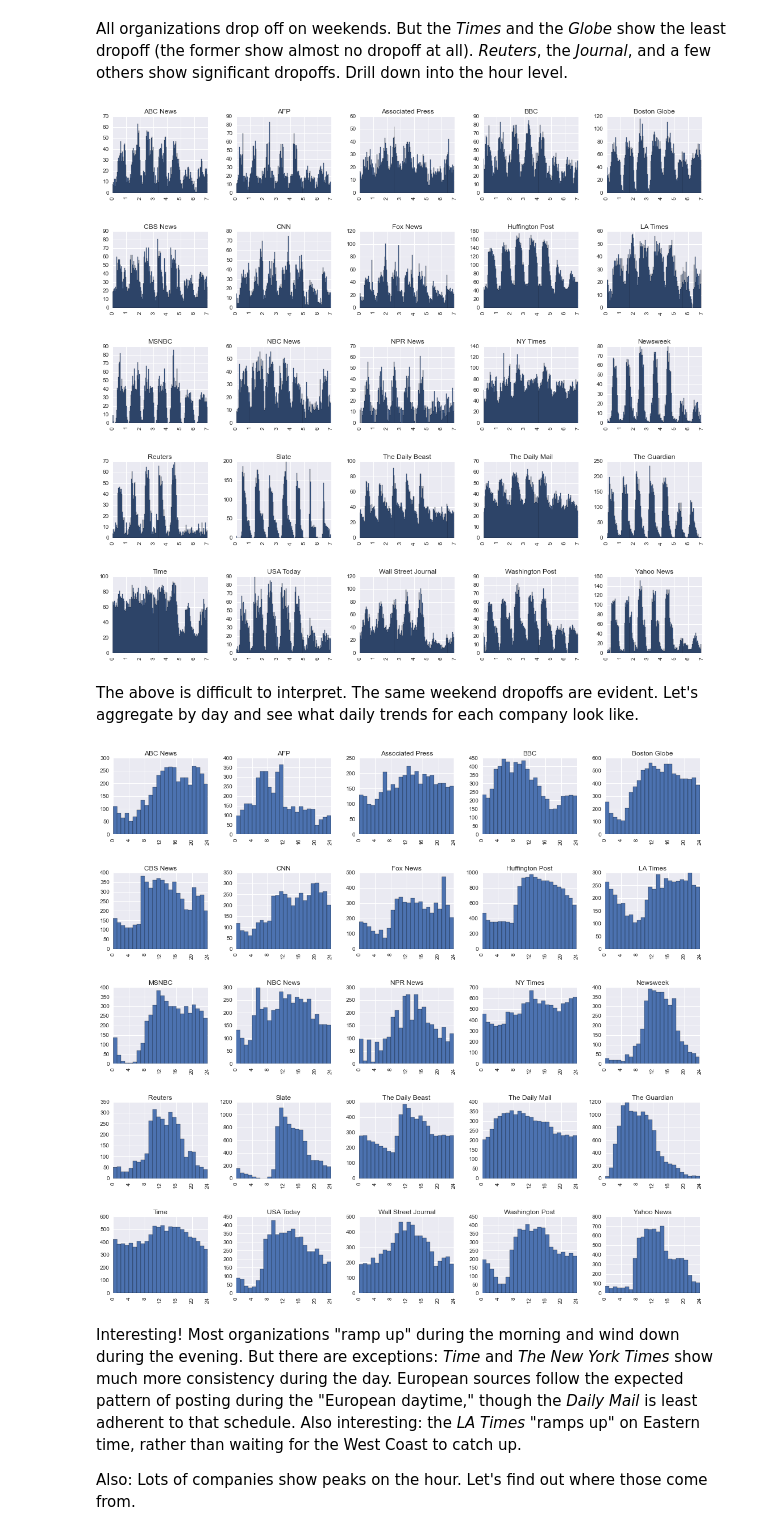
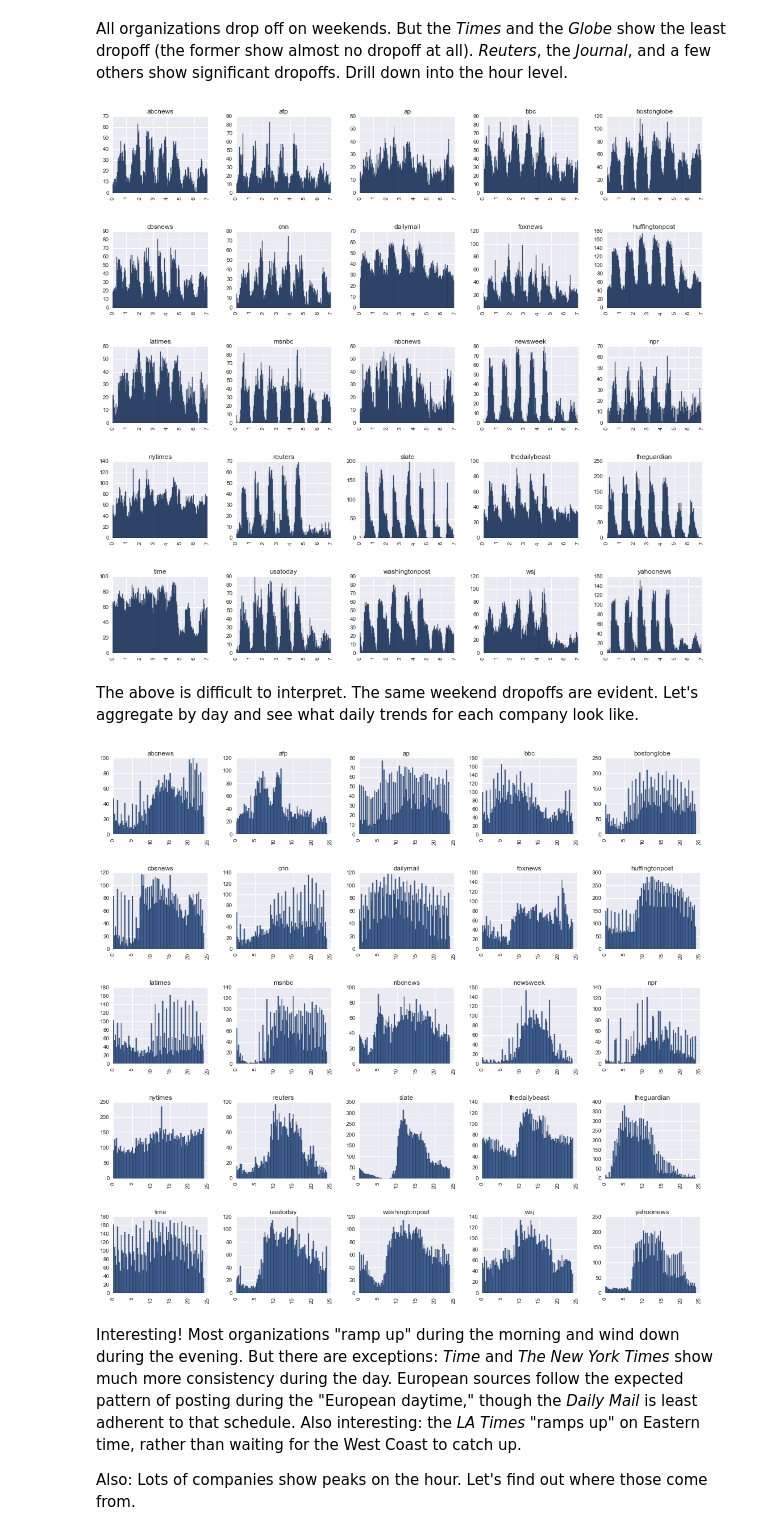
Before and after one commit to micahlanier/social-news, a Jupyter notebook: src/exploration/timeExploration.ipynb, the cells around one changed output. Saved outputs shown, nothing was run; the diff lists cells and outputs as text; code cells hidden in the pictures.

```diff
--- a/src/exploration/timeExploration.ipynb
+++ b/src/exploration/timeExploration.ipynb
@@ -143,22 +94,18 @@ plt.show()
 All organizations drop off on weekends. But the *Times* and the *Globe* show the least dropoff (the former show almost no dropoff at all). *Reuters*, the *Journal*, and a few others show significant dropoffs. Drill down into the hour level.
 # %%
 # Day plots for all organizations.
-twfb.hist('day_time_est', bins=7*24, by='org_name', figsize=(vizConf['display']['width'],vizConf['display']['height']*2.5))
+twfb.hist('day_time_est', bins=7*24, by='org', figsize=(vizConf['display']['width'],vizConf['display']['height']*2.5))
 plt.show()
 # %% [output]
-[figure, old version]
+[figure, new version]
 # %% [markdown]
 The above is difficult to interpret. The same weekend dropoffs are evident. Let's aggregate by day and see what daily trends for each company look like.
 # %%
 # Plots for all organizations.
-axes = twfb.hist('time_est', bins=24, by='org_name', figsize=(vizConf['display']['width'],vizConf['display']['height']*2.5))
-for a in axes:
-    for b in a:
-        b.set_xlim((0,24))
-        b.set_xticks(range(0,25,4))
+twfb.hist('time_est', bins=96, by='org', figsize=(vizConf['display']['width'],vizConf['display']['height']*2.5))
 plt.show()
 # %% [output]
-[figure, old version]
+[figure, new version]
 # %% [markdown]
 Interesting! Most organizations "ramp up" during the morning and wind down during the evening. But there are exceptions: *Time* and *The New York Times* show much more consistency during the day. European sources follow the expected pattern of posting during the "European daytime," though the *Daily Mail* is least adherent to that schedule. Also interesting: the *LA Times* "ramps up" on Eastern time, rather than waiting for the West Coast to catch up.
 
```
Also changed, not shown: parts of 19 cells of this notebook, 8 other files.
